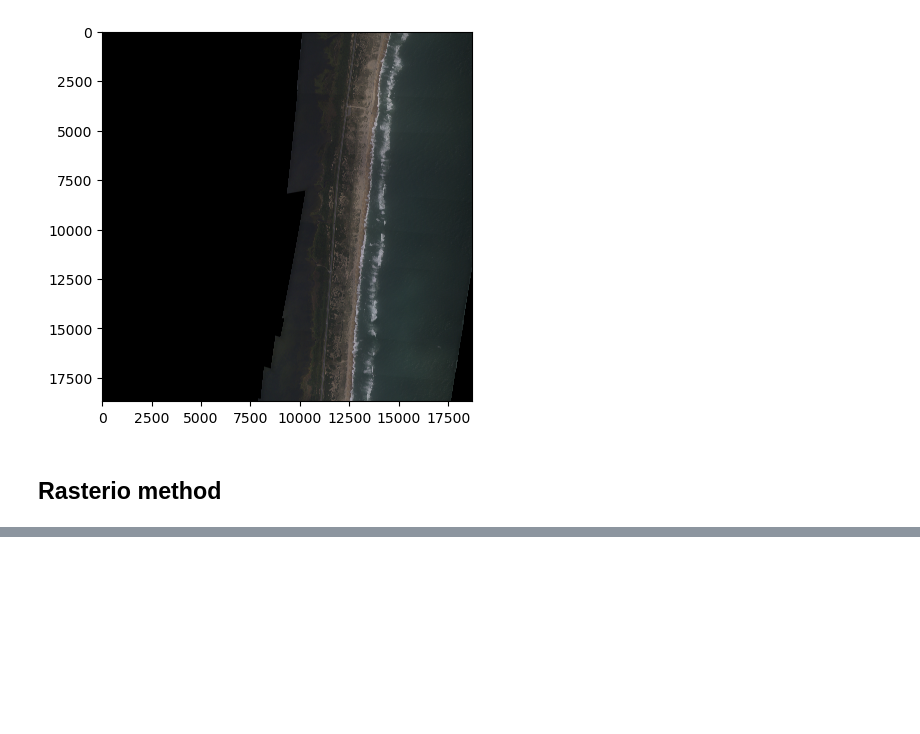
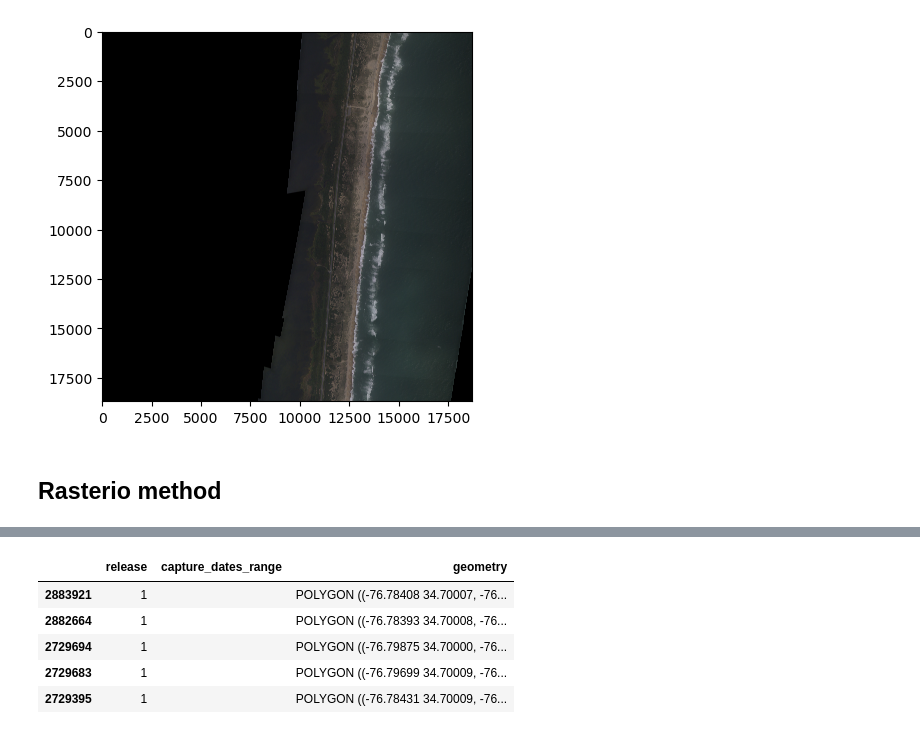
Before and after one commit to ebgoldstein/BuildingsFromERI, a Jupyter notebook: src/Loading_ERI_clip_MSbuildings.ipynb, the cells around one changed output, grey strips where cells are left out. Saved outputs shown, nothing was run; the diff lists cells and outputs as text; code cells hidden in the pictures; blank space fills up the shorter version.

```diff
--- a/src/Loading_ERI.ipynb
+++ b/src/Loading_ERI_clip_MSbuildings.ipynb
@@ -46,0 +103,9 @@ show(srcIm)
+# %%
+json_clipped.head()
+# %% [output]
+|  | release | capture_dates_range | geometry |
+| 2883921 | 1 |  | POLYGON ((-76.78408 34.70007, -76... |
+| 2882664 | 1 |  | POLYGON ((-76.78393 34.70008, -76... |
+| 2729694 | 1 |  | POLYGON ((-76.79875 34.70000, -76... |
+| 2729683 | 1 |  | POLYGON ((-76.79699 34.70009, -76... |
+| 2729395 | 1 |  | POLYGON ((-76.78431 34.70009, -76... |
```
Also changed, not shown: parts of 11 cells of this notebook, 1 other file.
